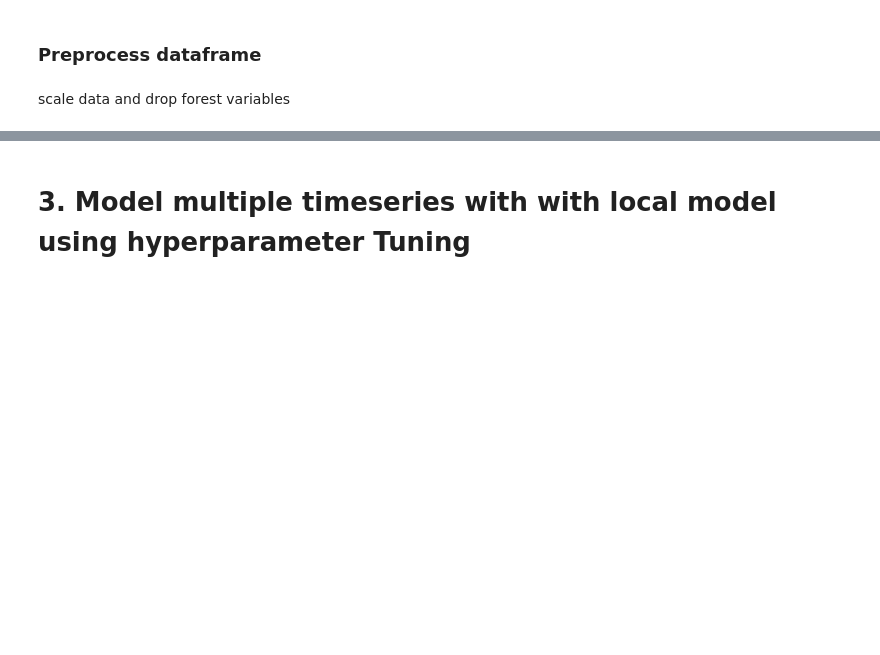
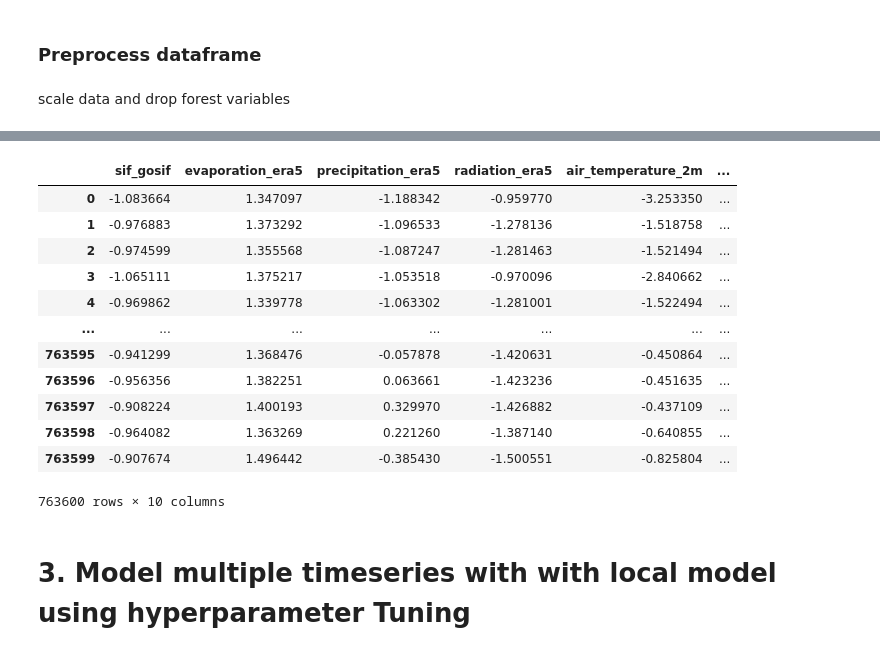
Before and after one commit to luismaecker/LSTM-SIF, a Jupyter notebook: modelling_current/modelling_current.ipynb, the cells around one changed output, grey strips where cells are left out. Drawn from its saved outputs; the diff is of its cells as text; code cells hidden in the pictures; blank space fills up the shorter version.

```diff
--- a/modelling_current/modelling_current.ipynb
+++ b/modelling_current/modelling_current.ipynb
@@ -685,2 +713,18 @@ all_data_scaled
+# %%
+all_data_scaled
+# %% [output]
+|  | sif_gosif | evaporation_era5 | precipitation_era5 | radiation_era5 | air_temperature_2m | ... |
+| 0 | -1.083664 | 1.347097 | -1.188342 | -0.959770 | -3.253350 | ... |
+| 1 | -0.976883 | 1.373292 | -1.096533 | -1.278136 | -1.518758 | ... |
+| 2 | -0.974599 | 1.355568 | -1.087247 | -1.281463 | -1.521494 | ... |
+| 3 | -1.065111 | 1.375217 | -1.053518 | -0.970096 | -2.840662 | ... |
+| 4 | -0.969862 | 1.339778 | -1.063302 | -1.281001 | -1.522494 | ... |
+| ... | ... | ... | ... | ... | ... | ... |
+| 763595 | -0.941299 | 1.368476 | -0.057878 | -1.420631 | -0.450864 | ... |
+| 763596 | -0.956356 | 1.382251 | 0.063661 | -1.423236 | -0.451635 | ... |
+| 763597 | -0.908224 | 1.400193 | 0.329970 | -1.426882 | -0.437109 | ... |
+| 763598 | -0.964082 | 1.363269 | 0.221260 | -1.387140 | -0.640855 | ... |
+| 763599 | -0.907674 | 1.496442 | -0.385430 | -1.500551 | -0.825804 | ... |
+763600 rows × 10 columns
 # %% [markdown]
 # 3. Model multiple timeseries with with local model using hyperparameter Tuning
```
Also changed, not shown: parts of 17 cells of this notebook, 14 other files.
